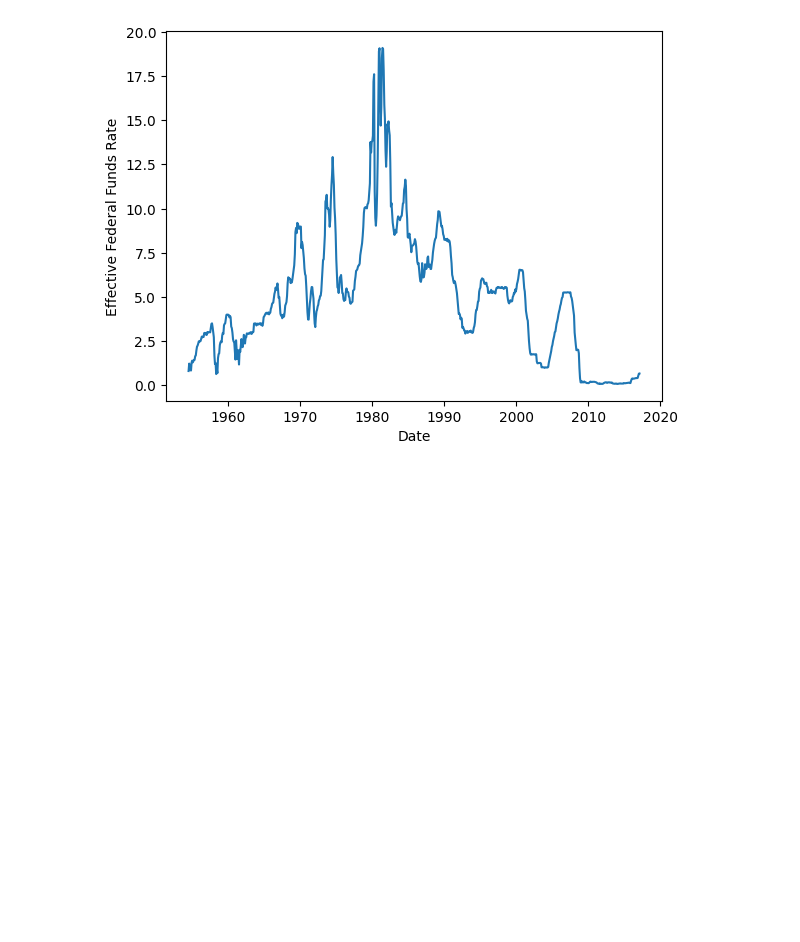
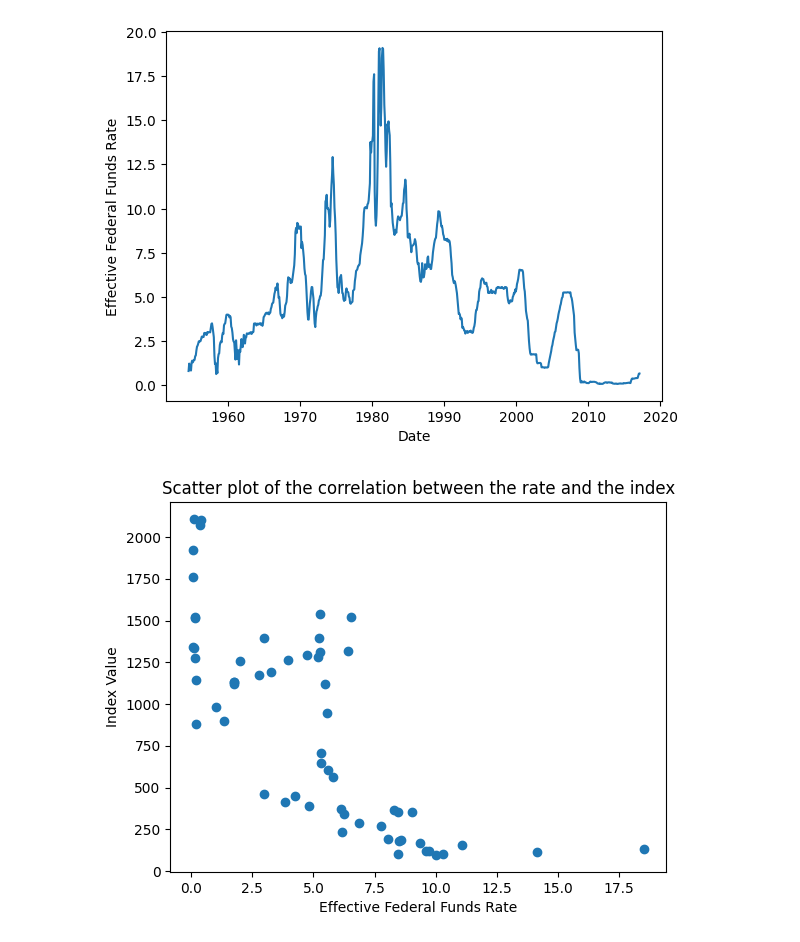
Before and after one commit to dwk601/Google-Capstone, a Jupyter notebook: main.ipynb, the cells around one changed output. Cells and saved outputs as stored; diff of their text form; code cells hidden in the pictures; blank space fills up the shorter version.

```diff
--- a/main.ipynb
+++ b/main.ipynb
@@ -226,3 +293,18 @@ sns.lineplot(x=rate_data['Date'], y=rate_data['Effective Federal Funds Rate'])
 # %% [output]
 <AxesSubplot: xlabel='Date', ylabel='Effective Federal Funds Rate'>
 [figure]
+# %%
+# Create a scatter plot of the correlation
+plt.scatter(merged_data['Effective Federal Funds Rate'], merged_data['Value'])
+
+# Add axis labels
+plt.xlabel('Effective Federal Funds Rate')
+plt.ylabel('Index Value')
+
+# Add title
+plt.title('Scatter plot of the correlation between the rate and the index')
+
+# Show the plot
+plt.show()
+# %% [output]
+[figure, added]
```
Also changed, not shown: parts of 14 cells of this notebook.
